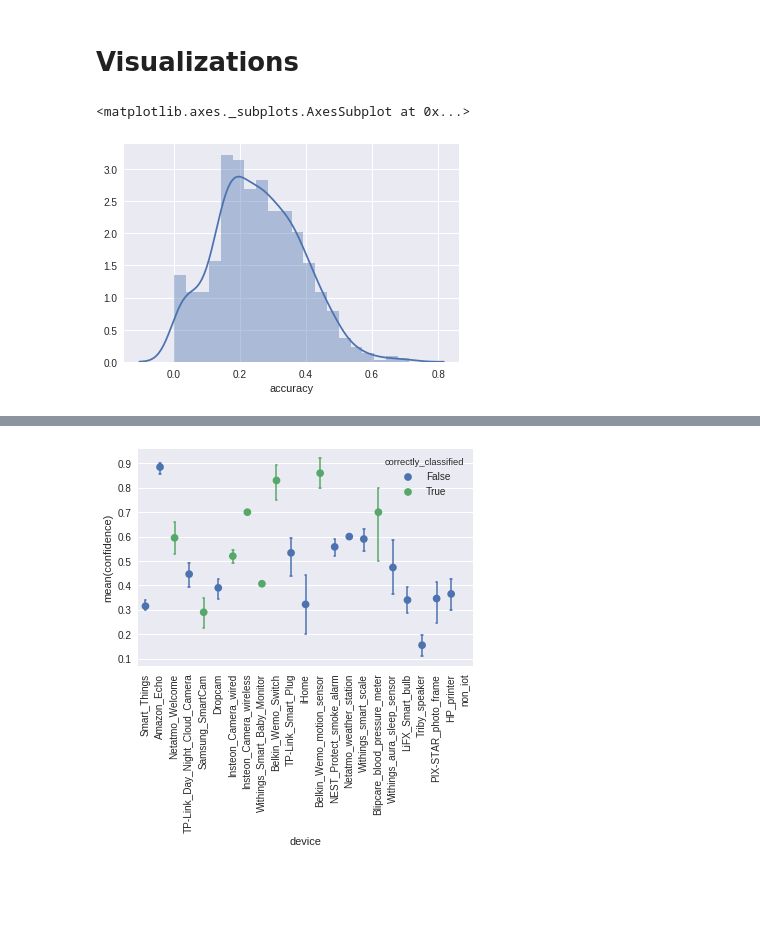
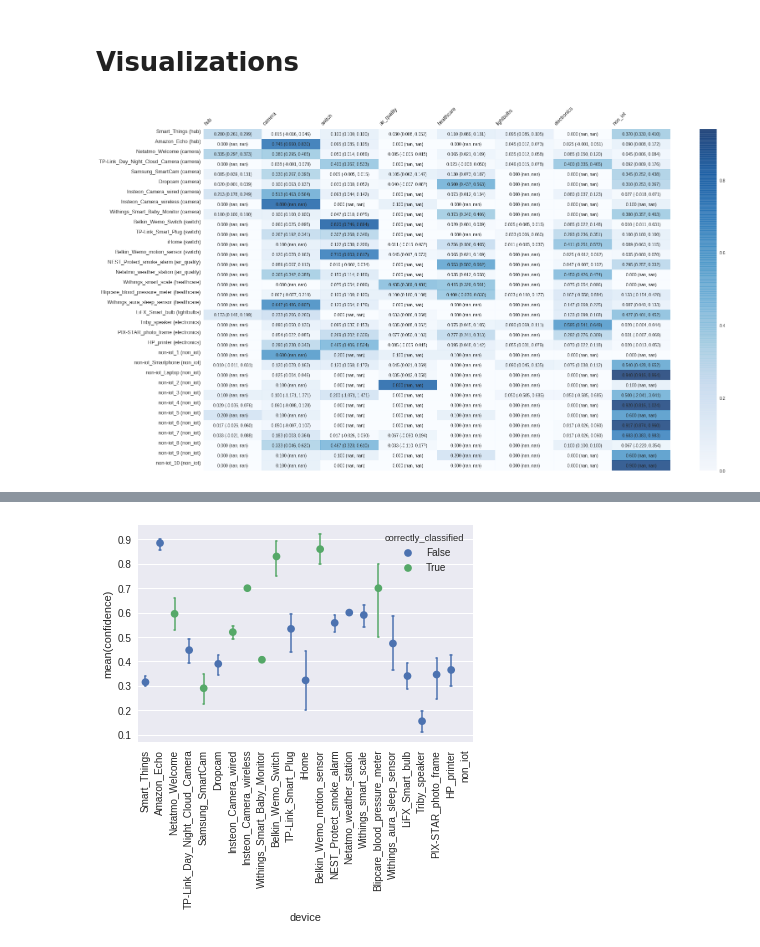
Before and after one commit to ballardt/iot-tc, a Jupyter notebook: iot-tc.ipynb, the cells around one changed output, grey strips where cells are left out. Cells and saved outputs as stored; diff of their text form; code cells hidden in the pictures; blank space fills up the shorter version.

```diff
--- a/iot-tc.ipynb
+++ b/iot-tc.ipynb
@@ -202,7 +463,54 @@ holdout_df = holdout_df.drop('devices', axis=1)
 # %% [markdown]
 # Visualizations
-# %%
-sb.distplot(holdout_df['accuracy'])
-# %% [output]
-<matplotlib.axes._subplots.AxesSubplot at 0x...>
-[figure, removed]
+# %%
+fig, ax = plt.subplots()
+
+ft_cycle_df = prob_df.groupby('device').mean().fillna(0)
+#ft_cycle_df = bin_prob_df.groupby('device').mean().fillna(0)
+index_order = list(device_names.keys())
+ft_cycle_df = ft_cycle_df.reindex(index_order)
+heatmap = ax.pcolor(ft_cycle_df, cmap=plt.cm.Blues, alpha=0.8)
+plt.colorbar(heatmap)
+
+# Compute 95% CIs
+cis = []
+for d in ft_cycle_df.index:
+    prob_vals = prob_df.fillna(0)[prob_df['device']==d]
+    prob_vals = prob_vals[prob_vals.columns[2:]].values
+    ci = []
+    for col in prob_vals.T:
+        col_ci = st.t.interval(0.95, len(col)-1, loc=np.mean(col), scale=st.sem(col))
+        x = len(ci)
+        ci.append(col_ci)
+    cis.append(ci)
+
+data = ft_cycle_df.values
+for y in range(data.shape[0]):
+    for x in range(data.shape[1]):
+        plt.text(x+0.5, y+0.5, '{0:.3f} ({1:.3f}, {2:.3f})'.format(data[y][x], cis[y][x][0], cis[y][x][1]),
+                 ha='center', va='center', size=10)
+
+##data = ft_cycle_df.values
+##jfor y in range(data.shape[0]):
+##j    for x in range(data.shape[1]):
+##j        plt.text(x+0.5, y+0.5, '{0:.3f}'.format(data[y][x]),
+##j                 ha='center', va='center', size=10)
+
+fig = plt.gcf()
+fig.set_size_inches(25, 15)
+
+ax.set_frame_on(False)
+ax.set_yticks(np.arange(ft_cycle_df.shape[0] + 0.5), minor=False)
+ax.set_xticks(np.arange(ft_cycle_df.shape[1] + 0.5), minor=False)
+
+ax.invert_yaxis()
+ax.xaxis.tick_top()
+
+xlabels = ft_cycle_df.columns #['is_iot' if x else 'not_iot' for x in ft_cycle_df.columns]
+ylabels = [mac_to_name(d)+' ('+assign_category(d)+')' for d in ft_cycle_df.index]
+ax.set_xticklabels(xlabels, fontsize=12, va='bottom', ha='left', rotation=45)
+ax.set_yticklabels(ylabels, fontsize=12, va='top')
+pass
+plt.savefig('vis/device_probs_95_ci.png', bbox_inches='tight')
+# %% [output]
+[figure, added]
```
Also changed, not shown: parts of 21 cells of this notebook.
